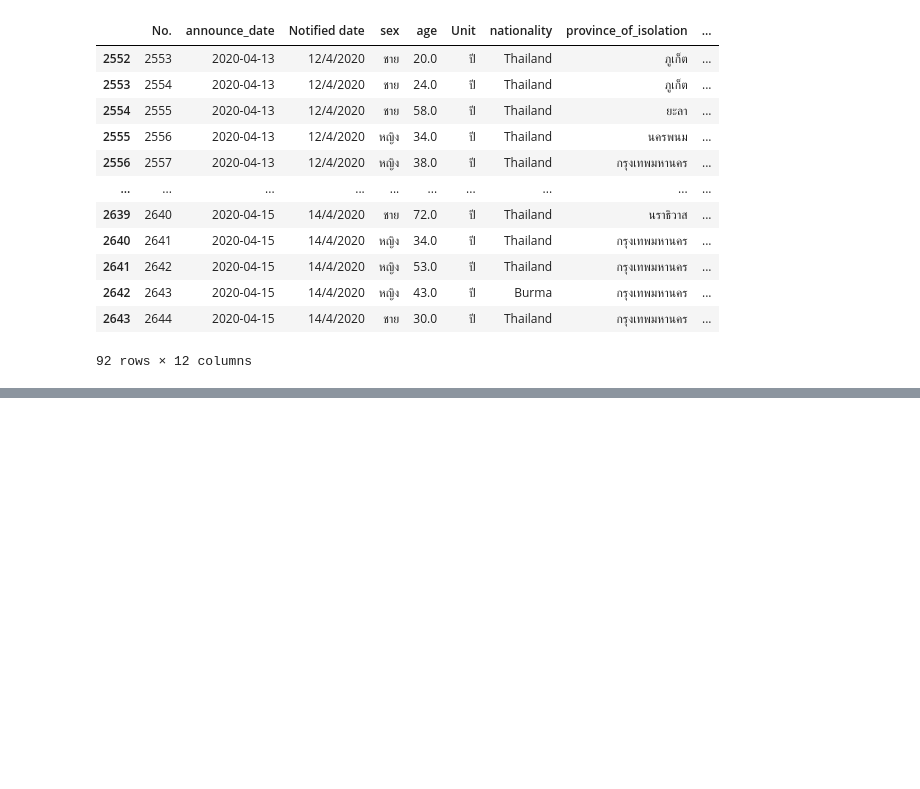
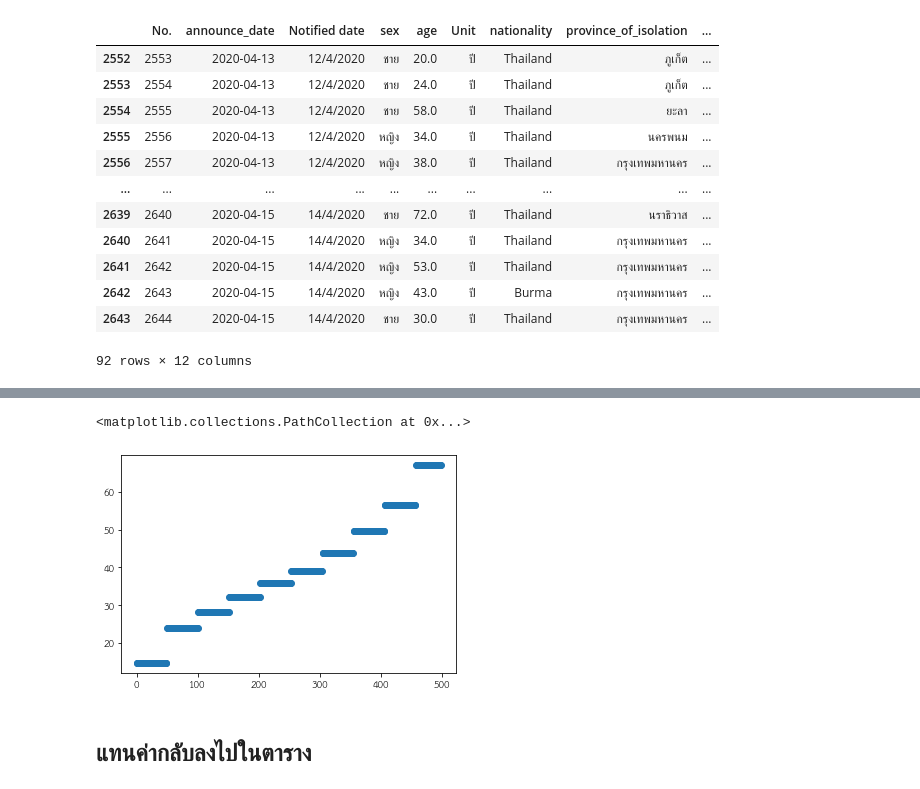
Before and after one commit to tohnperfect/DPDM2021, a Jupyter notebook: Data_Preprocessing_(Chapter_3).ipynb, the cells around one changed output, grey strips where cells are left out. Cells and saved outputs as stored; diff of their text form; code cells hidden in the pictures; blank space fills up the shorter version.

```diff
--- a/Data_Preprocessing_(Chapter_3).ipynb
+++ b/Data_Preprocessing_(Chapter_3).ipynb
@@ -1279,0 +1336,8 @@ dataALL[(dataALL['announce_date']>=datetime(day=13,month=4,year=2020)) & (dataAL
+# %%
+bin = 10
+bin_r = list()
+step = int(len(my_data_sorted)/bin)
+for i in range(bin):
+    this_data = my_data_sorted[(step*i):(step*i)+step]    #ตัดข้อมูล
+    rep = np.mean(this_data)   #เลือกตัวแทน
+    bin_r.append(rep)
@@ -1279,0 +1348,8 @@ dataALL[(dataALL['announce_date']>=datetime(day=13,month=4,year=2020)) & (dataAL
+# %%
+bin = 10
+bin_r = list()
+step = int(len(my_data_sorted)/bin)
+for start in range(0,len(my_data_sorted),50):
+    this_data = my_data_sorted[start:start+step]    #ตัดข้อมูล
+    rep = np.mean(this_data)  #เลือกตัวแทน
+    bin_r.append(rep)
@@ -1279,0 +1371,12 @@ dataALL[(dataALL['announce_date']>=datetime(day=13,month=4,year=2020)) & (dataAL
+# %%
+my_data_smoothed = list()
+step = 0
+this_bin = 0
+for i in my_data_sorted:
+    if step < 50:
+        my_data_smoothed.append({'old_v':i,'new_v':bin_r[this_bin]})
+        step = step + 1
+    else:
+        step = 0
+        this_bin = this_bin + 1
+        my_data_smoothed.append({'old_v':i,'new_v':bin_r[this_bin]})
@@ -1279,0 +1403,3 @@ dataALL[(dataALL['announce_date']>=datetime(day=13,month=4,year=2020)) & (dataAL
+# %%
+my_df = pd.DataFrame(my_data_smoothed) #แปลง Dict เป็น ตาราง pandas (ยังไม่ได้สอน)
+my_df
@@ -1279,0 +1420,7 @@ dataALL[(dataALL['announce_date']>=datetime(day=13,month=4,year=2020)) & (dataAL
+# %%
+plt.scatter(range(len(my_data)),my_df['new_v'])
+# %% [output]
+<matplotlib.collections.PathCollection at 0x...>
+[figure, added]
+# %% [markdown]
+## แทนค่ากลับลงไปในตาราง
```
Also changed, not shown: parts of 16 cells of this notebook.
